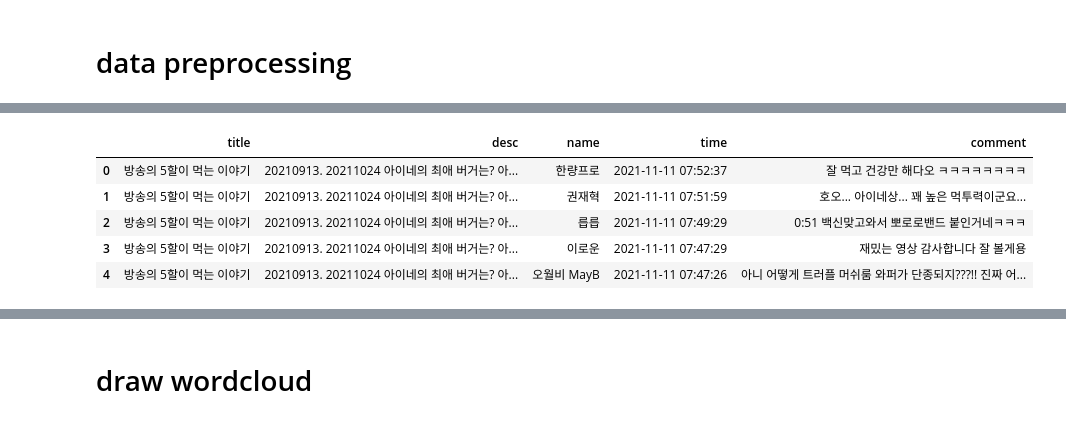
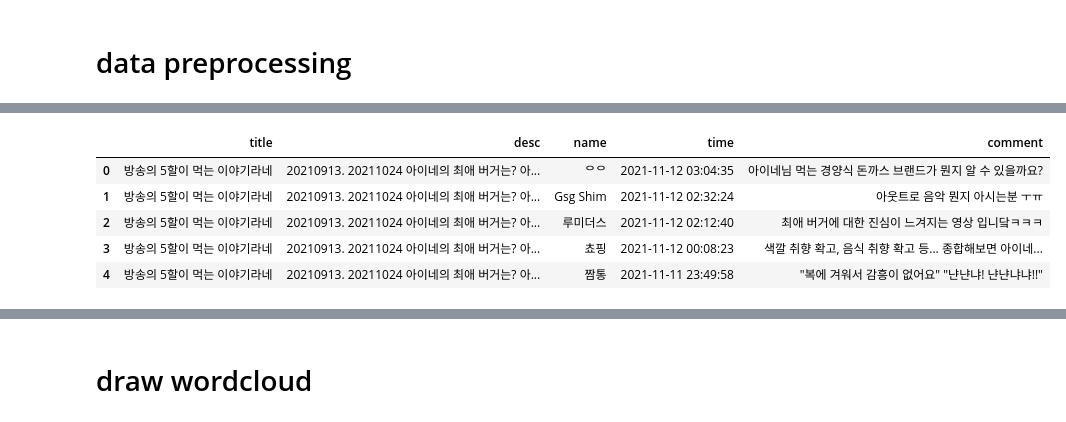
Before and after one commit to Nam-SW/INE_comment_analysis, a Jupyter notebook: analysis.ipynb, the cells around one changed output, grey strips where cells are left out. Cells and saved outputs as stored; diff of their text form; code cells hidden in the pictures.

```diff
--- a/analysis.ipynb
+++ b/analysis.ipynb
@@ -24,15 +22,15 @@ cfg = load_json("config.json")
 # %%
 api = get_khaiii_api('/mnt/subdisk/workspace/khaiii/build/share/khaiii')
 # %%
-df = pd.read_excel(cfg['output_dir'] + "/ine_coment.xlsx")
+df = pd.read_excel("resource/ine_coment.xlsx")
 df.head()
 # %% [output]
 |  | title | desc | name | time | comment |
-| 0 | 방송의 5할이 먹는 이야기 | 20210913. 20211024 아이네의 최애 버거는? 아... | 한량프로 | 2021-11-11 07:52:37 | 잘 먹고 건강만 해다오 ㅋㅋㅋㅋㅋㅋㅋㅋ |
-| 1 | 방송의 5할이 먹는 이야기 | 20210913. 20211024 아이네의 최애 버거는? 아... | 권재혁 | 2021-11-11 07:51:59 | 호오... 아이네상... 꽤 높은 먹투력이군요... |
-| 2 | 방송의 5할이 먹는 이야기 | 20210913. 20211024 아이네의 최애 버거는? 아... | 릅릅 | 2021-11-11 07:49:29 | 0:51 백신맞고와서 뽀로로밴드 붙인거네ㅋㅋㅋ |
-| 3 | 방송의 5할이 먹는 이야기 | 20210913. 20211024 아이네의 최애 버거는? 아... | 이로운 | 2021-11-11 07:47:29 | 재밌는 영상 감사합니다 잘 볼게용 |
-| 4 | 방송의 5할이 먹는 이야기 | 20210913. 20211024 아이네의 최애 버거는? 아... | 오월비 MayB | 2021-11-11 07:47:26 | 아니 어떻게 트러플 머쉬룸 와퍼가 단종되지???!! 진짜 어... |
+| 0 | 방송의 5할이 먹는 이야기라네 | 20210913. 20211024 아이네의 최애 버거는? 아... | ᄋᄋ | 2021-11-12 03:04:35 | 아이네님 먹는 경양식 돈까스 브랜드가 뭔지 알 수 있을까요? |
+| 1 | 방송의 5할이 먹는 이야기라네 | 20210913. 20211024 아이네의 최애 버거는? 아... | Gsg Shim | 2021-11-12 02:32:24 | 아웃트로 음악 뭔지 아시는분 ㅜㅠ |
+| 2 | 방송의 5할이 먹는 이야기라네 | 20210913. 20211024 아이네의 최애 버거는? 아... | 루미더스 | 2021-11-12 02:12:40 | 최애 버거에 대한 진심이 느겨지는 영상 입니닼ㅋㅋㅋ |
+| 3 | 방송의 5할이 먹는 이야기라네 | 20210913. 20211024 아이네의 최애 버거는? 아... | 쵸핑 | 2021-11-12 00:08:23 | 색깔 취향 확고, 음식 취향 확고 등... 종합해보면 아이네... |
+| 4 | 방송의 5할이 먹는 이야기라네 | 20210913. 20211024 아이네의 최애 버거는? 아... | 짬통 | 2021-11-11 23:49:58 | "복에 겨워서 감흥이 없어요" "냔냔냐! 냔냔냐냐!!" |
 # %%
 def normalize(text):
     text = text.replace("_x000D_", " ")
```
Also changed, not shown: parts of 10 cells of this notebook, 3 other files.
